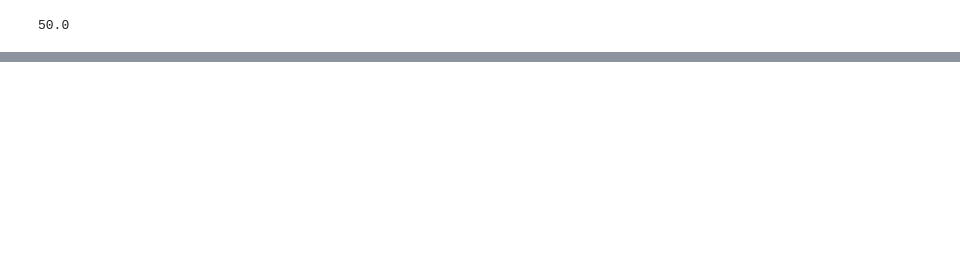
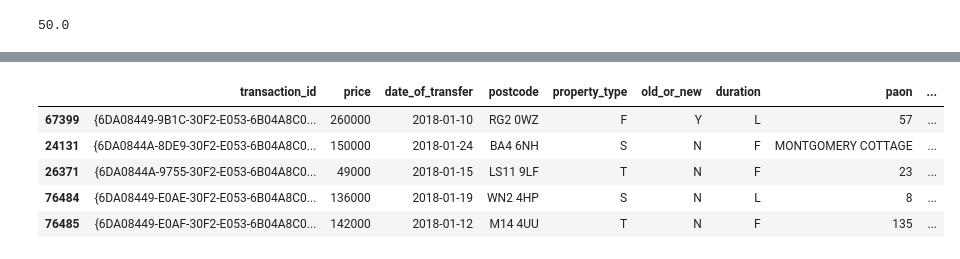
Before and after one commit to sprckt/land_registry, a Jupyter notebook: Land Registry Latest.ipynb, the cells around one changed output, grey strips where cells are left out. Cells and saved outputs as stored; diff of their text form; code cells hidden in the pictures; blank space fills up the shorter version.

```diff
--- a/Land Registry Latest.ipynb
+++ b/Land Registry Latest.ipynb
@@ -500,0 +518,11 @@ ISLES OF SCILLY (0.05):  535000.0
+# %%
+yr_2018['month'] = yr_2018['date_of_transfer'].dt.month
+yr_2018.sort_values('month', inplace=True)
+yr_2018.head()
+# %% [output]
+|  | transaction_id | price | date_of_transfer | postcode | property_type | old_or_new | duration | paon | ... |
+| 67399 | {6DA08449-9B1C-30F2-E053-6B04A8C0... | 260000 | 2018-01-10 | RG2 0WZ | F | Y | L | 57 | ... |
+| 24131 | {6DA0844A-8DE9-30F2-E053-6B04A8C0... | 150000 | 2018-01-24 | BA4 6NH | S | N | F | MONTGOMERY COTTAGE | ... |
+| 26371 | {6DA0844A-9755-30F2-E053-6B04A8C0... | 49000 | 2018-01-15 | LS11 9LF | T | N | F | 23 | ... |
+| 76484 | {6DA08449-E0AE-30F2-E053-6B04A8C0... | 136000 | 2018-01-19 | WN2 4HP | S | N | L | 8 | ... |
+| 76485 | {6DA08449-E0AF-30F2-E053-6B04A8C0... | 142000 | 2018-01-12 | M14 4UU | T | N | F | 135 | ... |
```
Also changed, not shown: parts of 10 cells of this notebook, 1 other file.
